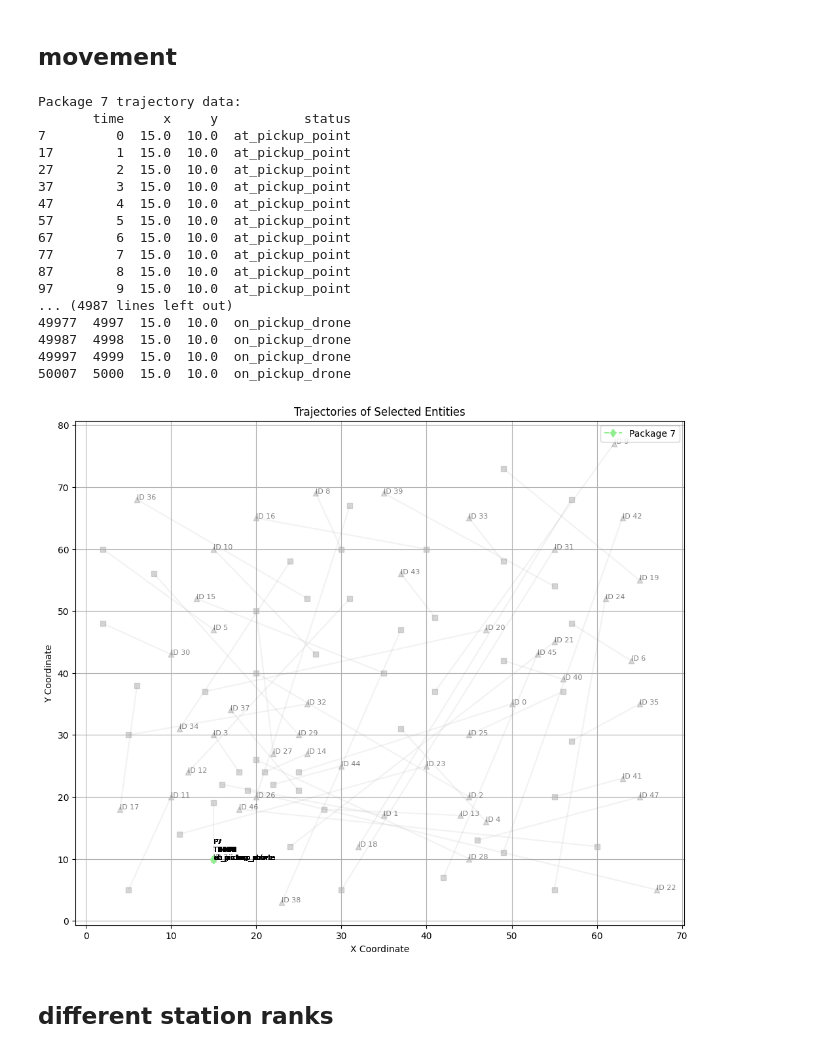
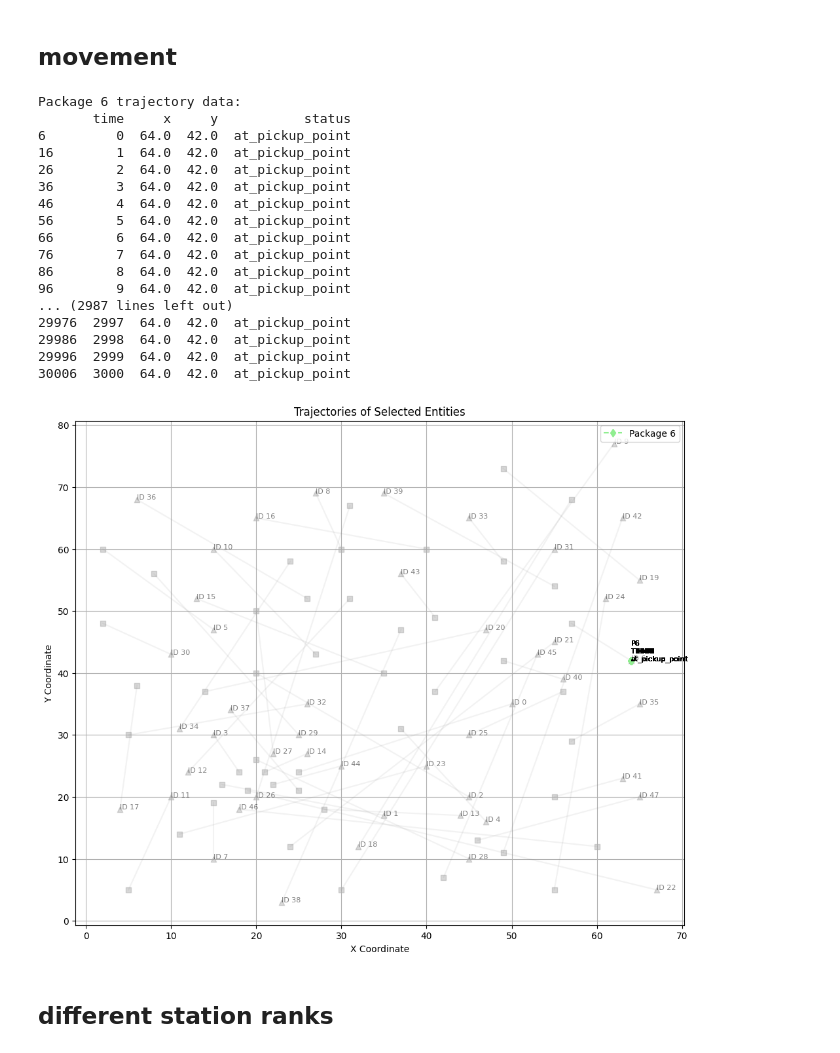
Before and after one commit to Jingren-Tang/New_Drone, a Jupyter notebook: DA_sample_project_May.ipynb, the cells around one changed output. Saved outputs shown, nothing was run; the diff lists cells and outputs as text; code cells hidden in the pictures.

```diff
--- a/DA_sample_project_May.ipynb
+++ b/DA_sample_project_May.ipynb
@@ -2207,7 +2484,7 @@ def calculate_distance(x1, y1, x2, y2):
 # %% [markdown]
 ## Main
 # %%
-tolerance = 1
+tolerance = -10
 # 初始化统计信息
 task_statistics = []
 # 存储每个时间步的记录
@@ -2256,7 +2533,12 @@ station_mapping = {(station.x, station.y): idx for idx, station in enumerate(bus
 while current_time <= total_time:
     bus_system.simulate(bus_lines, bus_stations_df)
 
-    drone_fleet.check_and_optimize_queues(max_queue_size=5)
+    # 先优化队列，进行任务分配
+    # drone_fleet.check_and_optimize_queues(max_queue_size=5)
+
+    # 检查并应用未来任务分配
+    # drone_fleet.check_and_apply_future_assignments(current_time)
+
 
     drone_fleet.process_pickup_task_queue()
     drone_fleet.process_delivery_task_queue()
@@ -2629,51 +2922,51 @@ def plot_multiple_trajectories(simulation_records, package_records, drone_ids=No
                 ax.plot(drone_df["x"], drone_df["y"],
                        linestyle="-", marker="^",
                        label=f"Drone {drone_id}",
                        color="lightblue")
 
     # 绘制巴士轨迹
     if bus_ids:
         for bus_id in bus_ids:
             bus_df = sim_df[(sim_df["entity"] == "bus") & (sim_df["id"] == bus_id)]
             if not bus_df.empty:
                 ax.plot(bus_df["x"], bus_df["y"],
                        linestyle="-", marker="o",
                        label=f"Bus {bus_id}",
                        color="pink")
 
     # 设置图表样式
     ax.set_title("Trajectories of Selected Entities")
     ax.set_xlabel("X Coordinate")
     ax.set_ylabel("Y Coordinate")
     ax.grid(True)
     ax.legend()
 
     plt.show()
 
 plot_multiple_trajectories(simulation_records, package_records,
                          drone_ids=[
                         ],
                          bus_ids=[],
-                         package_ids=[7])
+                         package_ids=[6])
 # %% [output]
-Package 7 trajectory data:
+Package 6 trajectory data:
        time     x     y           status
-7         0  15.0  10.0  at_pickup_point
-17        1  15.0  10.0  at_pickup_point
-27        2  15.0  10.0  at_pickup_point
-37        3  15.0  10.0  at_pickup_point
-47        4  15.0  10.0  at_pickup_point
-57        5  15.0  10.0  at_pickup_point
-67        6  15.0  10.0  at_pickup_point
-77        7  15.0  10.0  at_pickup_point
-87        8  15.0  10.0  at_pickup_point
-97        9  15.0  10.0  at_pickup_point
-... (4987 lines left out)
-49977  4997  15.0  10.0  on_pickup_drone
-49987  4998  15.0  10.0  on_pickup_drone
-49997  4999  15.0  10.0  on_pickup_drone
-50007  5000  15.0  10.0  on_pickup_drone
+6         0  64.0  42.0  at_pickup_point
+16        1  64.0  42.0  at_pickup_point
+26        2  64.0  42.0  at_pickup_point
+36        3  64.0  42.0  at_pickup_point
+46        4  64.0  42.0  at_pickup_point
+56        5  64.0  42.0  at_pickup_point
+66        6  64.0  42.0  at_pickup_point
+76        7  64.0  42.0  at_pickup_point
+86        8  64.0  42.0  at_pickup_point
+96        9  64.0  42.0  at_pickup_point
+... (2987 lines left out)
+29976  2997  64.0  42.0  at_pickup_point
+29986  2998  64.0  42.0  at_pickup_point
+29996  2999  64.0  42.0  at_pickup_point
+30006  3000  64.0  42.0  at_pickup_point
-[figure, old version]
+[figure, new version]
 # %% [markdown]
 ## different station ranks
 # %%
```
Also changed, not shown: parts of 6 cells of this notebook, 4 other files.
